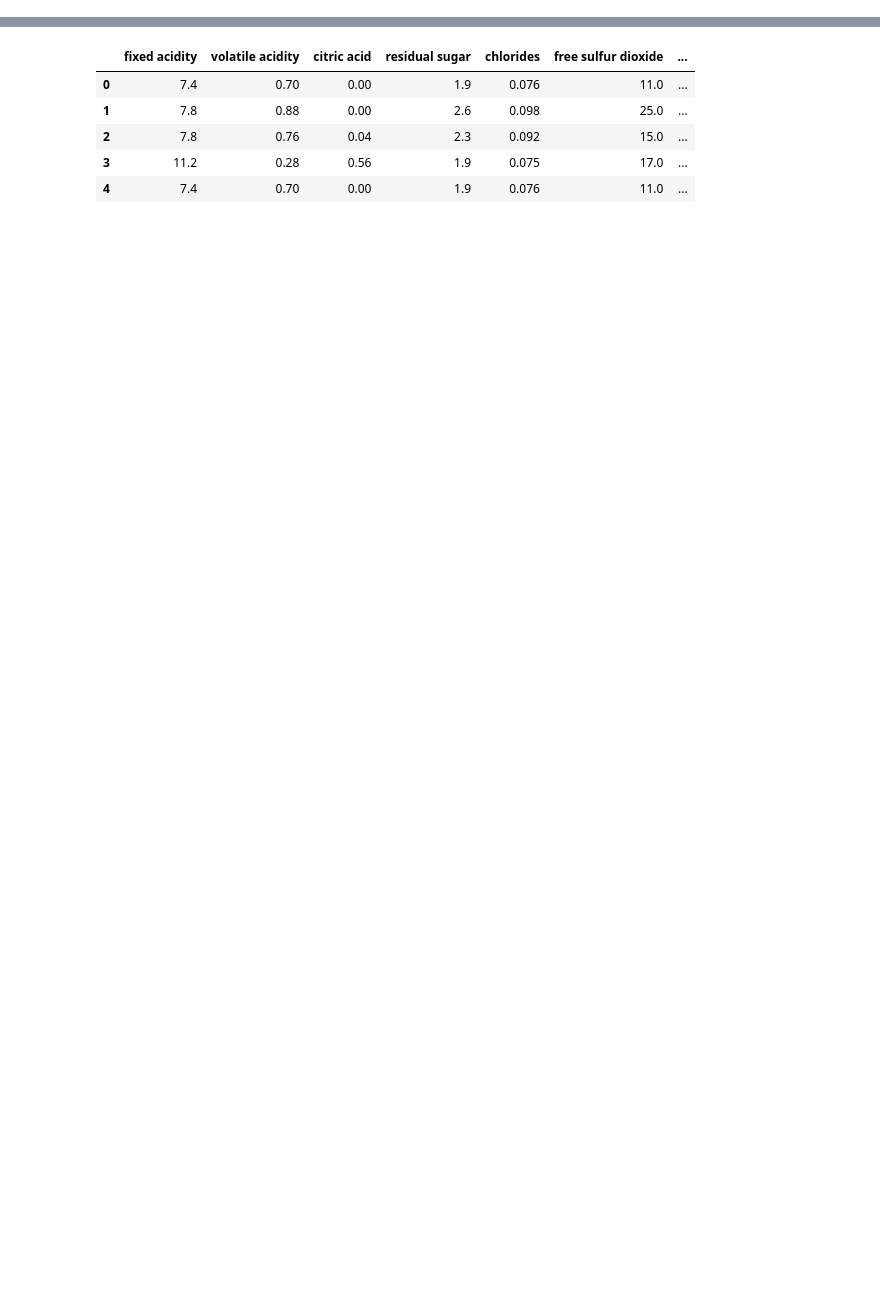
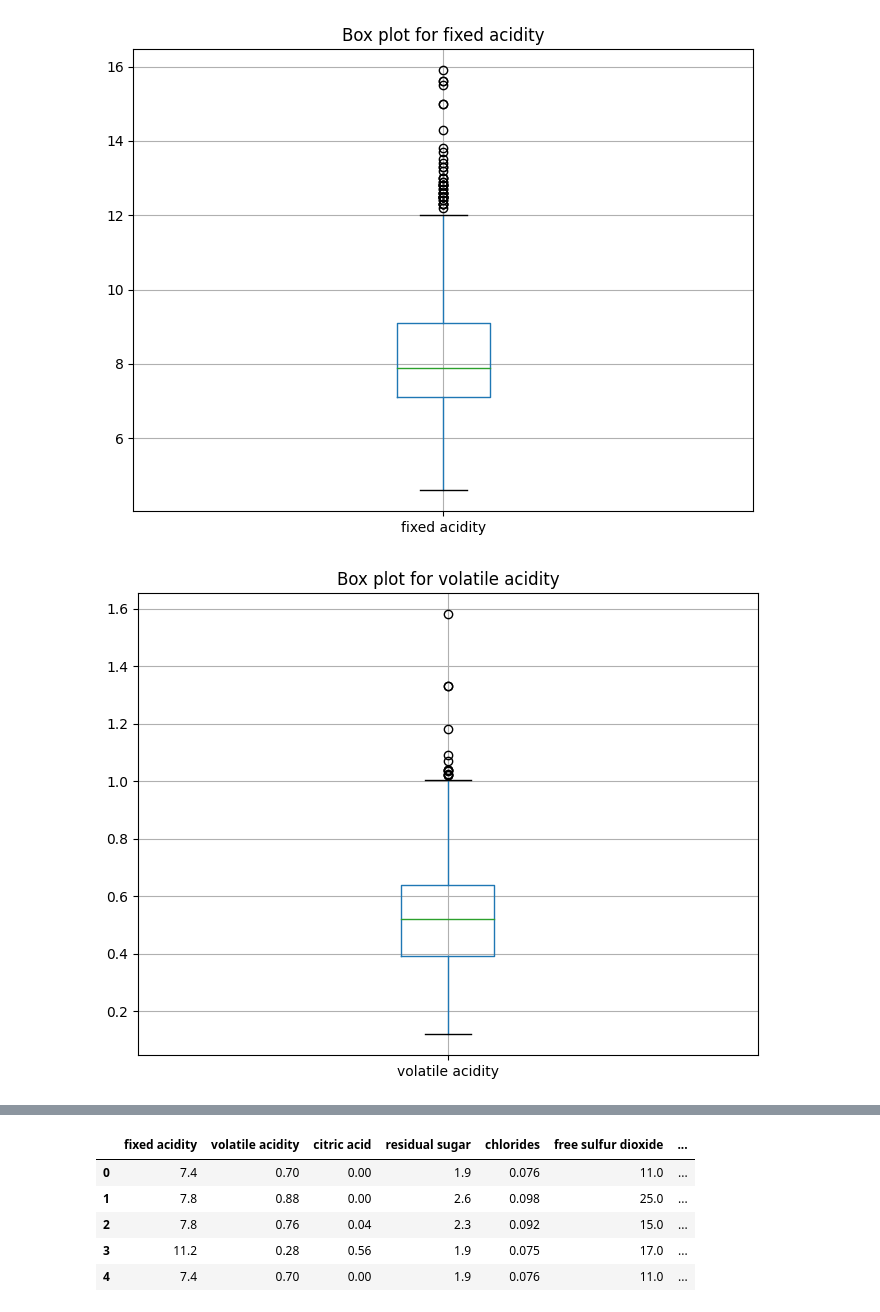
Before and after one commit to rithiklogu/wine_quality_prediction, a Jupyter notebook: research/Experiement.ipynb, the cells around one changed output, grey strips where cells are left out. Cells and saved outputs as stored; diff of their text form; code cells hidden in the pictures; blank space fills up the shorter version.

```diff
--- a/research/Experiement.ipynb
+++ b/research/Experiement.ipynb
@@ -6,0 +93,10 @@ data = pd.read_csv(r"C:\Users\rithi\Desktop\DS_PRO\Own Pro\Red_wine _quality pre
+# %%
+# Plot box plots for each column
+for col in data.columns:
+    plt.figure(figsize=(8, 6))
+    data.boxplot(column=[col])
+    plt.title(f'Box plot for {col}')
+    plt.show()
+# %% [output]
+[figure, added]
+[figure, added]
```
Also changed, not shown: parts of 24 cells of this notebook, 2 other files.
